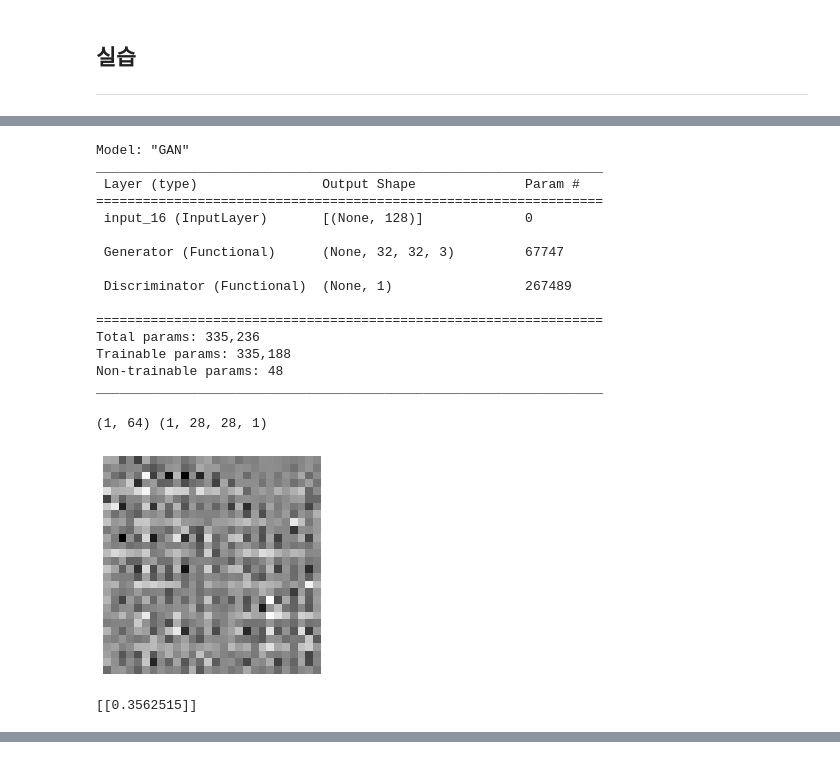
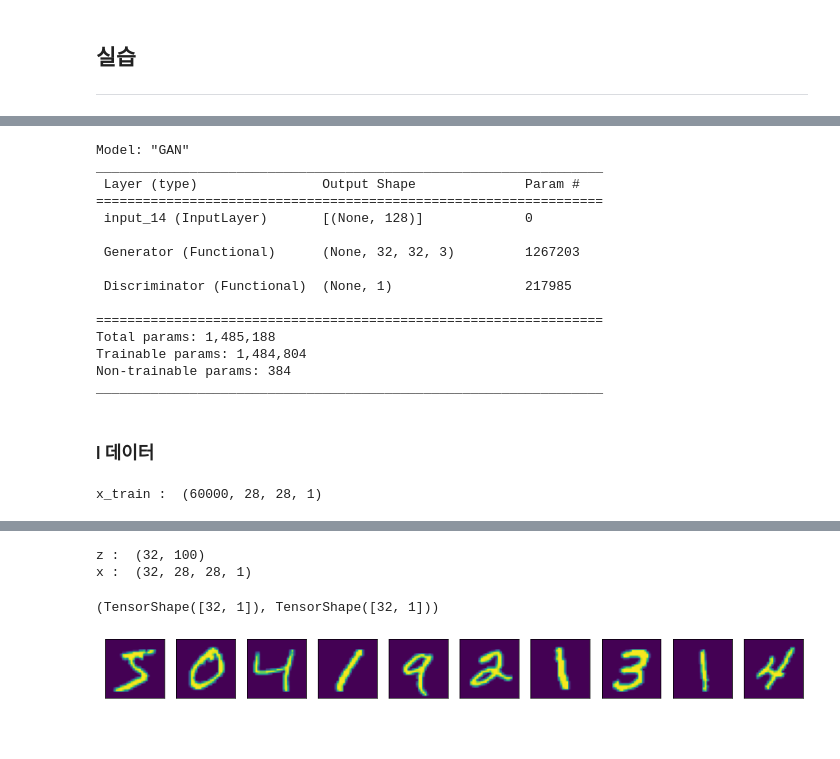
Before and after one commit to TAEWOOYOON/SkillTreePython-DeepLearning, a Jupyter notebook: 04.Paper-with-code/ch04_03_Generative_Model_DCGAN.ipynb, the cells around one changed output, grey strips where cells are left out. Cells and saved outputs as stored; diff of their text form; code cells hidden in the pictures.

```diff
--- a/04.Paper-with-code/ch04_03_Generative_Model_DCGAN.ipynb
+++ b/04.Paper-with-code/ch04_03_Generative_Model_DCGAN.ipynb
@@ -98,7 +112,7 @@ _________________________________________________________________
 
 def build_gan(z_dim, img_shape) :
   generator = build_generator(z_dim, img_shape)
-  discriminator = build_disc(img_shape)
+  discriminator = build_discriminator(img_shape)
   z = layers.Input(shape = [z_dim])
   fake_img = generator(z)
   logit = discriminator(fake_img)
@@ -111,31 +125,32 @@ Model: "GAN"
 _________________________________________________________________
  Layer (type)                Output Shape              Param #
 =================================================================
- input_16 (InputLayer)       [(None, 128)]             0
+ input_14 (InputLayer)       [(None, 128)]             0
 
- Generator (Functional)      (None, 32, 32, 3)         67747
+ Generator (Functional)      (None, 32, 32, 3)         1267203
 
- Discriminator (Functional)  (None, 1)                 267489
+ Discriminator (Functional)  (None, 1)                 217985
 
 =================================================================
-Total params: 335,236
-Trainable params: 335,188
-Non-trainable params: 48
+Total params: 1,485,188
+Trainable params: 1,484,804
+Non-trainable params: 384
 _________________________________________________________________
-# %%
-import matplotlib.pyplot as plt
-z = tf.random.normal([1,64])
-fake_img = g.predict(z)
-print(z.shape, fake_img.shape)
-plt.imshow(fake_img[0,:,:,0], cmap = 'gray')
-plt.axis('off')
-plt.show()
-logit = d.predict(fake_img)
-print(logit)
-# %% [output]
-(1, 64) (1, 28, 28, 1)
-[figure, removed]
-[[0.3562515]]
+# %% [markdown]
+### **l 데이터**
+# %%
+def get_mnist(batch_size = 32) :
+  (x_train, _), (_,_) = tf.keras.datasets.mnist.load_data()
+  x_train = x_train / 255.
+  x_train = np.expand_dims(x_train, 3)
+  ds = tf.data.Dataset.from_tensor_slices(x_train)
+  ds = ds.batch(batch_size, drop_remainder = True).prefetch(1)
+  print('x_train : ', x_train.shape)
+
+  return ds
+ds = get_mnist()
+# %% [output]
+x_train :  (60000, 28, 28, 1)
 # %% [markdown]
 ### **| 학습**
 <p  align='center'>
@@ -143,0 +162,35 @@ print(logit)
+# %%
+epochs = 1
+noise_dims = 100
+batch_size = 32
+for epoch in range(epochs) :
+  for real_imgs in ds : # 20000중 32개씩
+    noises = tf.random.normal(shape = [batch_size, noise_dims]) # p (가우시안 확률분포)
+    # real_imgs : 이미 정의 되어 있음.
+    print('z : ', noises.shape)
+    print('x : ', real_imgs.shape)
+    break
+# %% [output]
+z :  (32, 100)
+x :  (32, 28, 28, 1)
+# %%
+ones = tf.constant([1.], shape = [batch_size, 1])
+zeros = tf.constant([0.], shape = [batch_size, 1])
+ones.shape, zeros.shape
+# %% [output]
+(TensorShape([32, 1]), TensorShape([32, 1]))
+# %%
+def display_sample_img(samples, cmap='gray_r'):
+  plt.figure(figsize=(15,3))
+  for i,sample in enumerate(samples):
+    #sample = ( sample  + 1. ) / 2.
+    #sample = np.clip(sample, 0, 1)
+    if i==10:break
+    plt.subplot(1,10,i+1)
+    if sample.shape[-1]==1: plt.imshow(sample[:,:,0], cmap=cmap)
+    else: plt.imshow(sample)
+    plt.xticks([]);plt.yticks([])
+  plt.show()
+display_sample_img(x_train[:10])
+# %% [output]
+[figure, added]
```
Also changed, not shown: parts of 7 cells of this notebook.
